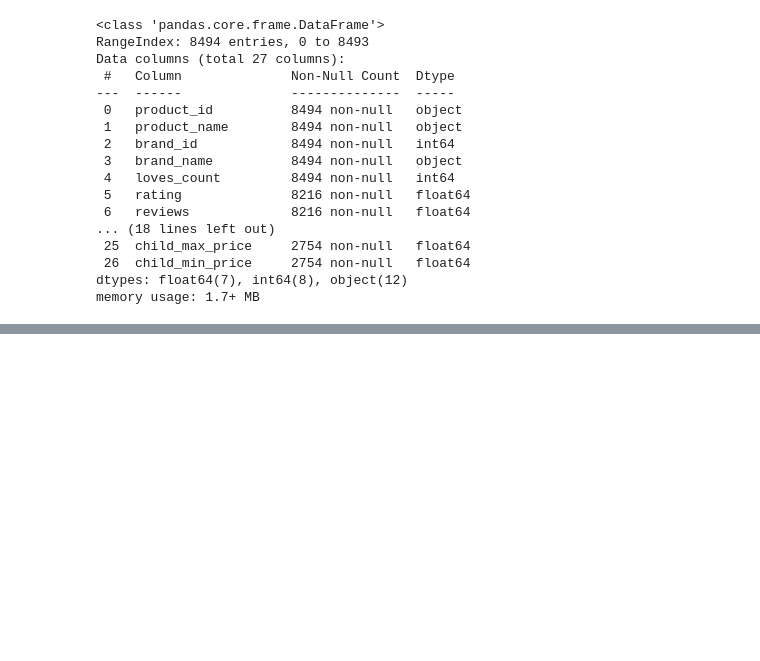
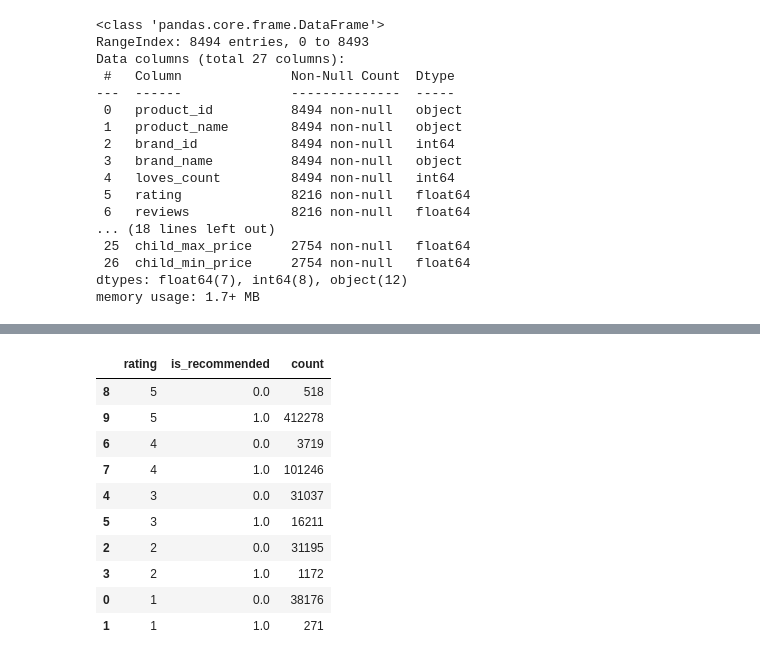
Before and after one commit to cathiasth/Sephora-products-reviews-ml, a Jupyter notebook: project_sephora_ml.ipynb, the cells around one changed output, grey strips where cells are left out. Cells and saved outputs as stored; diff of their text form; code cells hidden in the pictures; blank space fills up the shorter version.

```diff
--- a/project_sephora_ml.ipynb
+++ b/project_sephora_ml.ipynb
@@ -34,0 +161,14 @@ memory usage: 1.7+ MB
+# %%
+df_reviews[['rating','is_recommended']].groupby(by=['rating','is_recommended']).size().reset_index(name='count').sort_values(by='rating',ascending=False)
+# %% [output]
+|  | rating | is_recommended | count |
+| 8 | 5 | 0.0 | 518 |
+| 9 | 5 | 1.0 | 412278 |
+| 6 | 4 | 0.0 | 3719 |
+| 7 | 4 | 1.0 | 101246 |
+| 4 | 3 | 0.0 | 31037 |
+| 5 | 3 | 1.0 | 16211 |
+| 2 | 2 | 0.0 | 31195 |
+| 3 | 2 | 1.0 | 1172 |
+| 0 | 1 | 0.0 | 38176 |
+| 1 | 1 | 1.0 | 271 |
```
Also changed, not shown: parts of 48 cells of this notebook.
